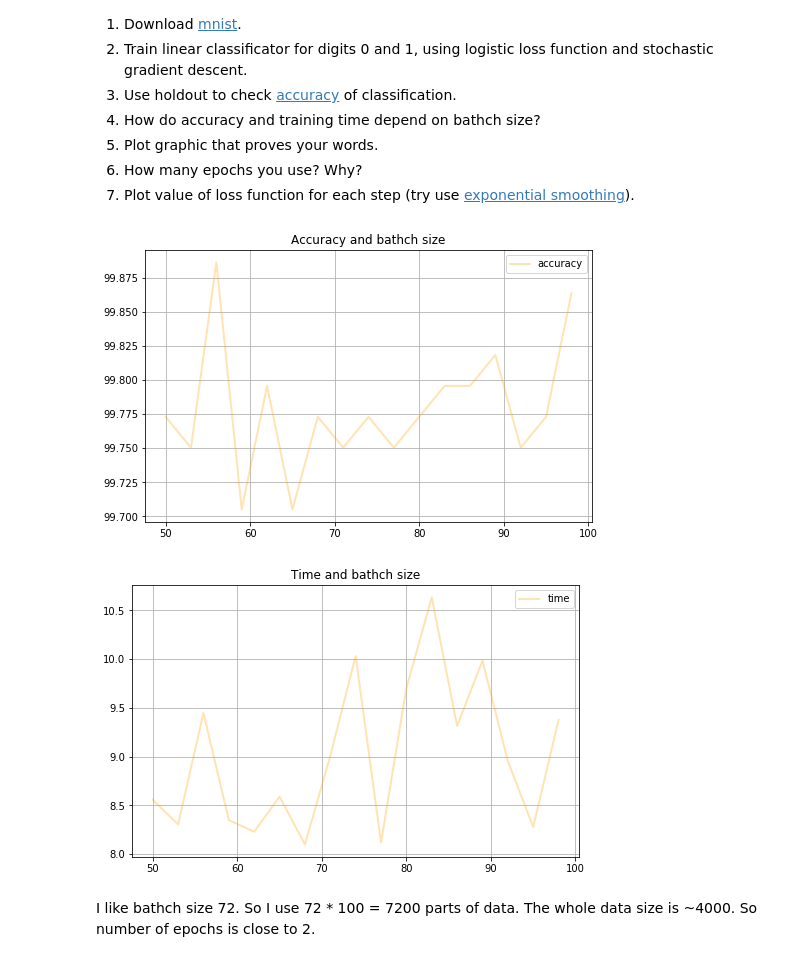
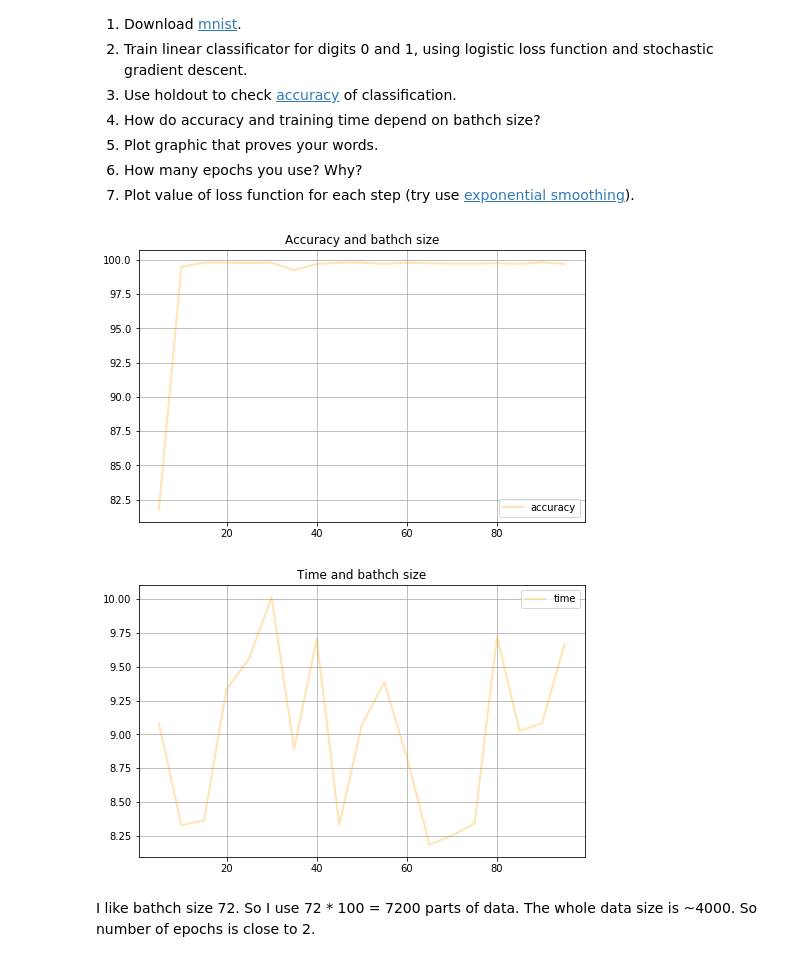
Before and after one commit to oleges1/Renju, a Jupyter notebook: lab-1_oleges.ipynb, the cells around one changed output. Drawn from its saved outputs; the diff is of its cells as text; code cells hidden in the pictures.

```diff
--- a/lab-1_oleges.ipynb
+++ b/lab-1_oleges.ipynb
@@ -563,33 +563,33 @@ def gradient_stohastic(x, y, w_temp, l, step_end, batch):
 # %%
 import time as t
 x_train, y_train, x_test, y_test = split_train_test(x_data, y_data)
 columns = x_train.shape[1]
 PATH_acc = np.zeros((0, 2))
 PATH_time = np.zeros((0, 2))
-for bathch in range(50, 100, 3):
+for bathch in range(5, 100, 5):
     start = t.time()
     w = gradient_stohastic(x_train, y_train, np.random.random((1, columns)), 1000, 100, bathch)
     acc = fit(x_test, y_test, w)
     time_work = t.time() - start
     PATH_acc = np.vstack((PATH_acc, np.array([bathch, acc])))
     PATH_time = np.vstack((PATH_time, np.array([bathch, time_work])))
 
 pl.figure(figsize = (8, 5))
 pl.grid(True)
 pl.title('Accuracy and bathch size')
 pl.plot(PATH_acc[:, 0], PATH_acc[:, 1], color='orange', linewidth=2, alpha=0.3, label = 'accuracy')
 pl.legend(loc='best')
 pl.show()
 
 pl.figure(figsize = (8, 5))
 pl.grid(True)
 pl.title('Time and bathch size')
 pl.plot(PATH_time[:, 0], PATH_time[:, 1], color='orange', linewidth=2, alpha=0.3, label = 'time')
 pl.legend(loc='best')
 pl.show()
 # %% [output]
-[figure, old version]
+[figure, new version]
-[figure, old version]
+[figure, new version]
 # %% [markdown]
 I like bathch size 72. So I use 72 * 100 = 7200 parts of data. The whole data size is ~4000. So number of epochs is close to 2.
 # %%
```
Also changed, not shown: parts of 21 cells of this notebook.
